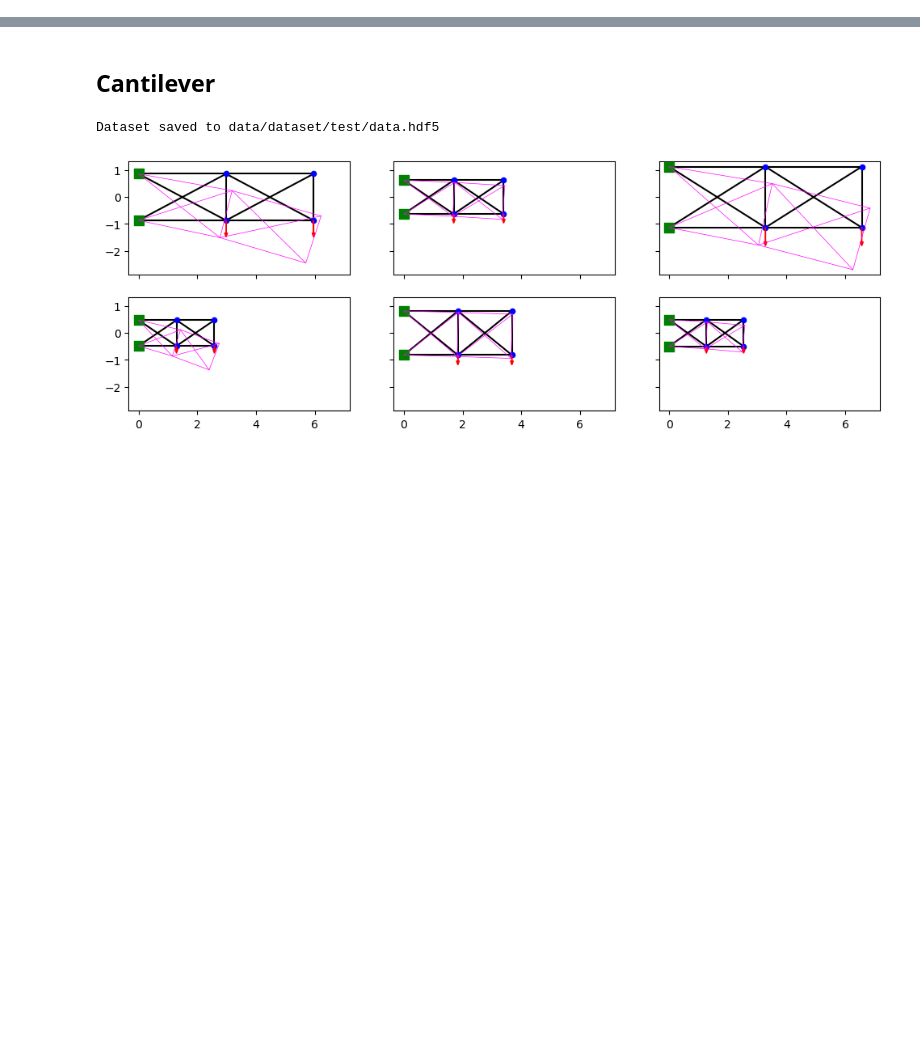
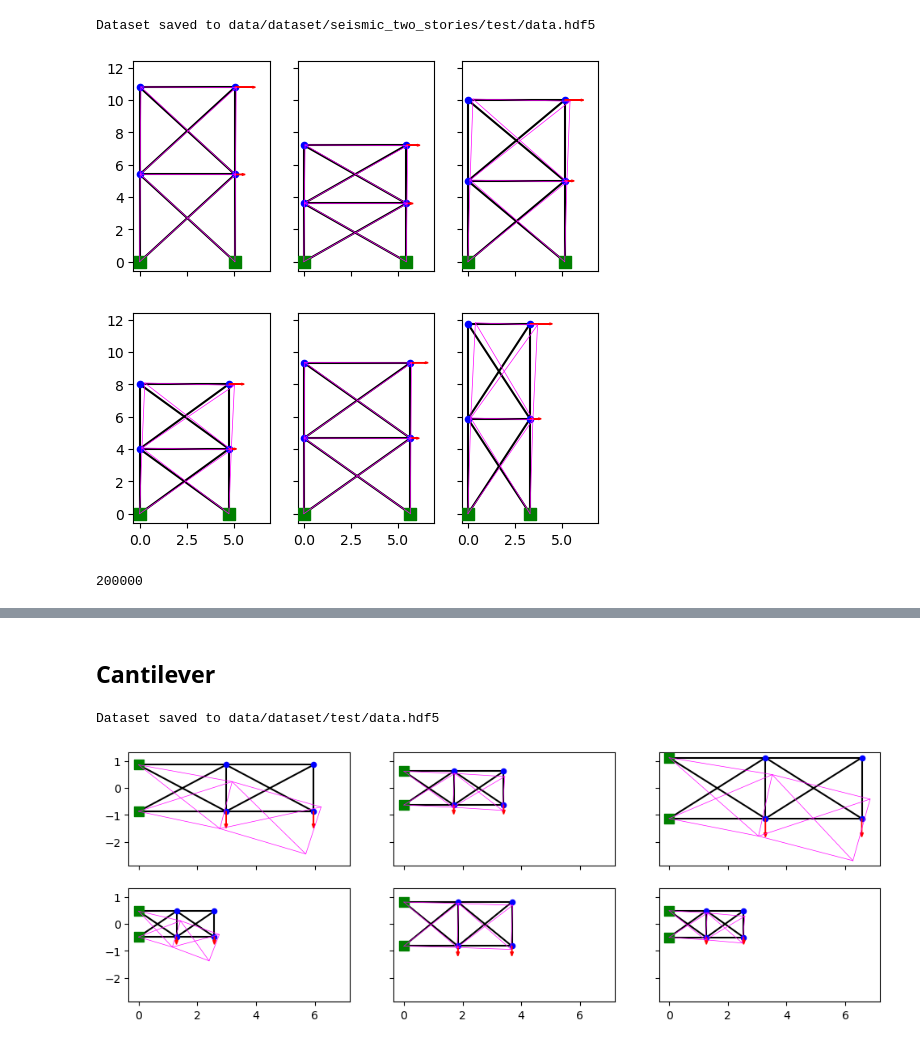
Before and after one commit to alexandre-flamant/memoire, a Jupyter notebook: MLP/dataset_generation.ipynb, the cells around one changed output, grey strips where cells are left out. Drawn from its saved outputs; the diff is of its cells as text; code cells hidden in the pictures; blank space fills up the shorter version.

```diff
--- a/MLP/dataset_generation.ipynb
+++ b/MLP/dataset_generation.ipynb
@@ -69,0 +104,41 @@ Dataset saved to data/dataset/seismic_test/data.hdf5
+# %%
+from MLP.dataset.generator import SeismicTwoStoriesTrussGenerator
+
+path = "data/dataset/seismic_two_stories/test"
+
+total_size = 10_000
+remain = total_size
+base_config = {
+    'n_sample':-1,
+    'parameters':{
+        '__young__': {'distribution':'uniform', 'low':15e9, 'high':50e9}
+    }
+}
+
+def plot(g):
+    fig, axs = plt.subplots(2, 3, figsize=(6, 6), sharex=True, sharey=True)
+    for i, r in enumerate(g):
+        display_structure(ax=axs[i // 3, i % 3], def_scale=20)
+        if i >= 5: break
+
+# Config 1
+config = deepcopy(base_config)
+config['n_sample'] = total_size
+config['parameters']['height'] = {'distribution':'uniform', 'low':3, 'high':6}
+config['parameters']['width'] = {'distribution':'uniform', 'low':3, 'high':6}
+config['parameters']['P'] = {'distribution':'uniform', 'low':100.e3, 'high':1000.e3}
+config['parameters']['__area__'] = {'distribution':'uniform', 'low':0.01, 'high':0.2}
+
+g = SeismicTwoStoriesTrussGenerator(config)
+plot(g)
+g.save(path, append=False)
+# %% [output]
+Dataset saved to data/dataset/seismic_two_stories/test/data.hdf5
+[figure, added]
+# %%
+from MLP.dataset import SeismicTwoStoriesTrussDatasetSingleTarget
+path = "data/dataset/seismic_two_stories"
+ds = SeismicTwoStoriesTrussDatasetSingleTarget(f"{path}/data.hdf5")
+ds.__len__()
+# %% [output]
+200000
```
Also changed, not shown: parts of 8 cells of this notebook, 19 other files.
